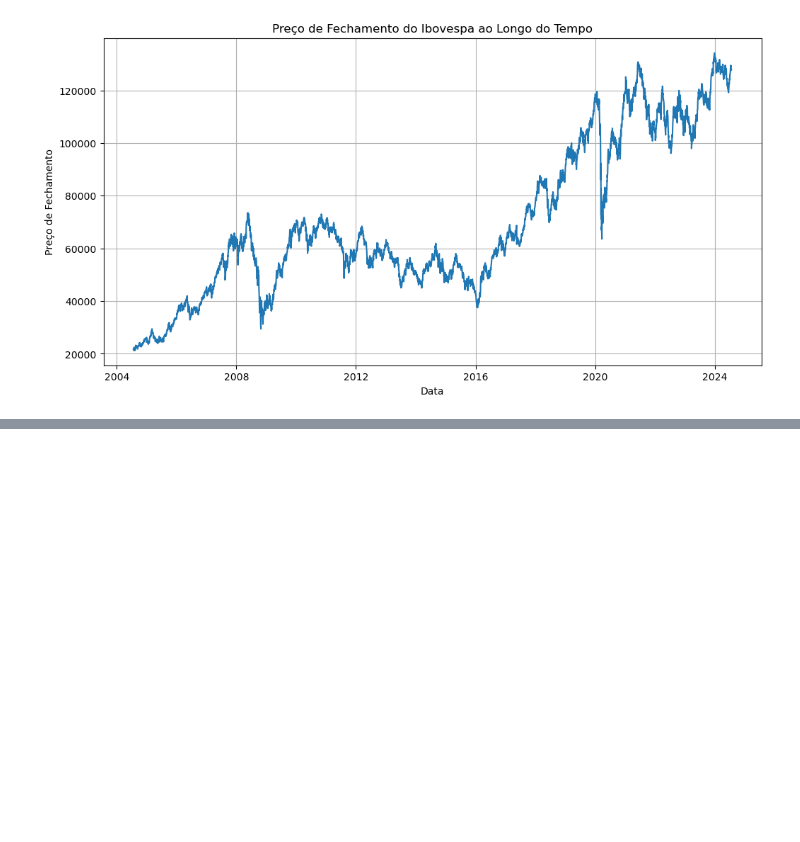
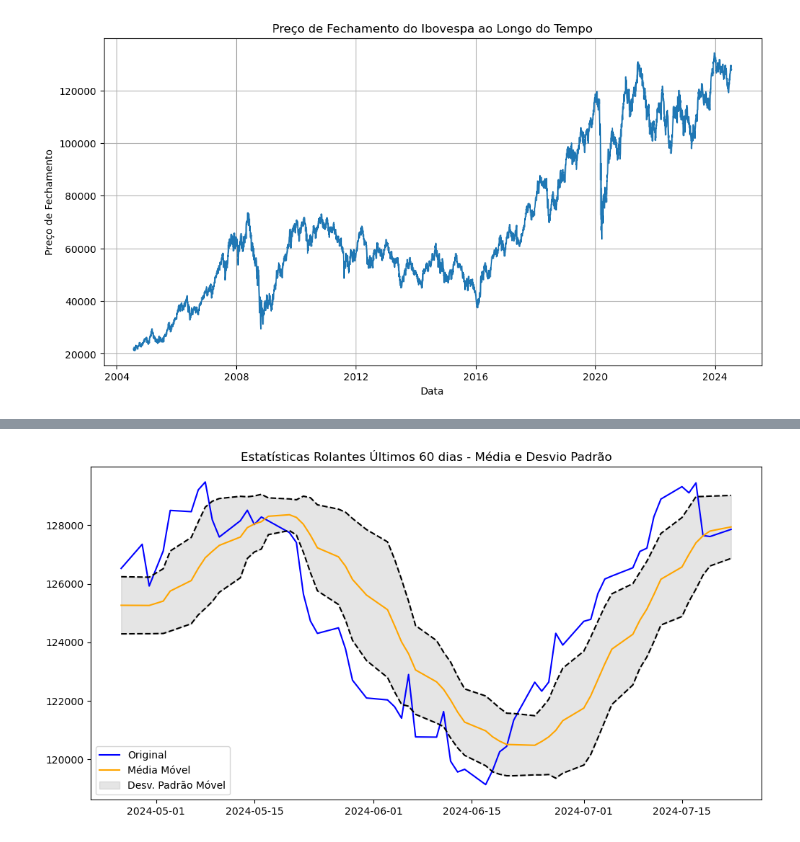
Before and after one commit to alexandreaquiles/postech-fiap-dtat-tech-challenge-fase2, a Jupyter notebook: tech-challenge-fase2-forecasting-ibovespa.ipynb, the cells around one changed output, grey strips where cells are left out. Cells and saved outputs as stored; diff of their text form; code cells hidden in the pictures; blank space fills up the shorter version.

```diff
--- a/tech-challenge-fase2-forecasting-ibovespa.ipynb
+++ b/tech-challenge-fase2-forecasting-ibovespa.ipynb
@@ -165,0 +192,20 @@ plt.show()
+# %%
+# Estatísticas Rolantes Últimos 60 dias
+
+df_recent = df['fechamento'][-60:]
+rolmean_recent = rolmean[-60:]
+rolstd_recent = rolstd[-60:]
+
+# Plot das estatísticas rolantes últimos 60 dias
+plt.figure(figsize=(12, 6))
+plt.plot(df_recent, color='blue', label='Original')
+plt.plot(rolmean_recent, color='orange', label='Média Móvel')
+plt.plot(rolmean_recent + rolstd_recent, linestyle='--', color='black')
+plt.plot(rolmean_recent - rolstd_recent, linestyle='--', color='black')
+plt.fill_between(df_recent.index, (rolmean_recent - rolstd_recent), (rolmean_recent + rolstd_recent), color='gray', alpha=0.2, label='Desv. Padrão Móvel')
+
+plt.legend(loc='best')
+plt.title('Estatísticas Rolantes Últimos 60 dias - Média e Desvio Padrão')
+plt.show()
+# %% [output]
+[figure, added]
```
Also changed, not shown: parts of 4 cells of this notebook.
